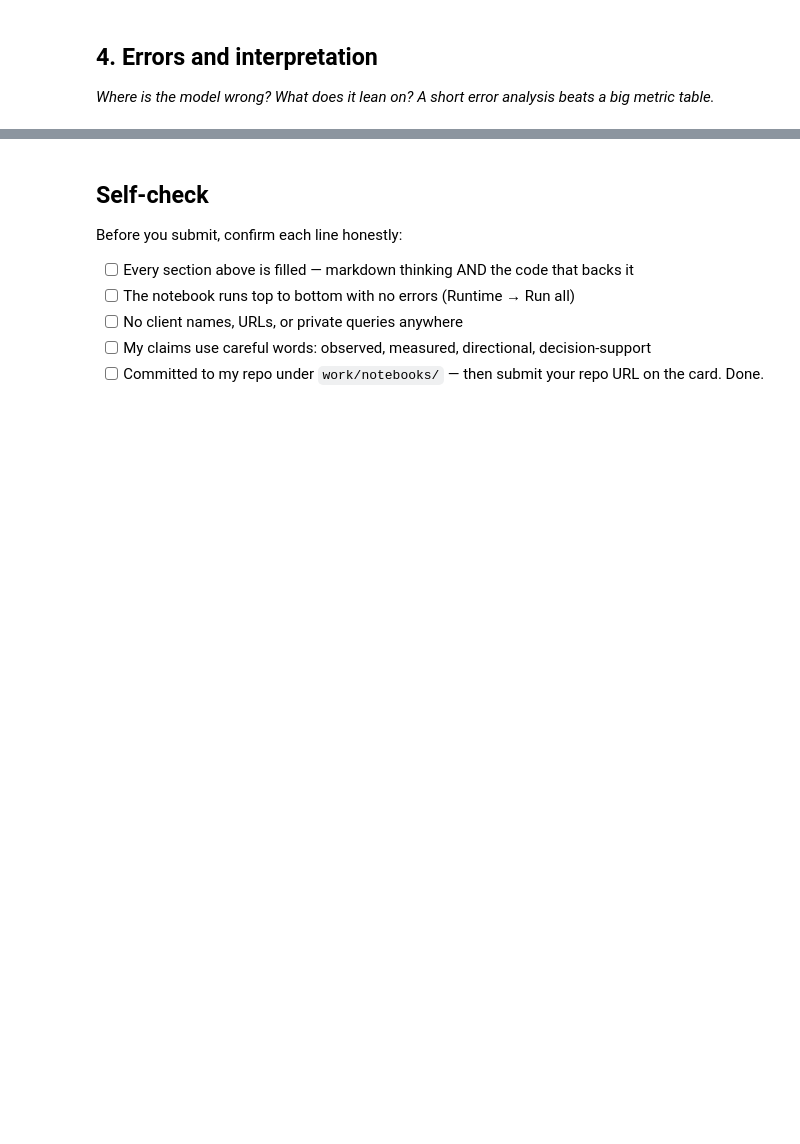
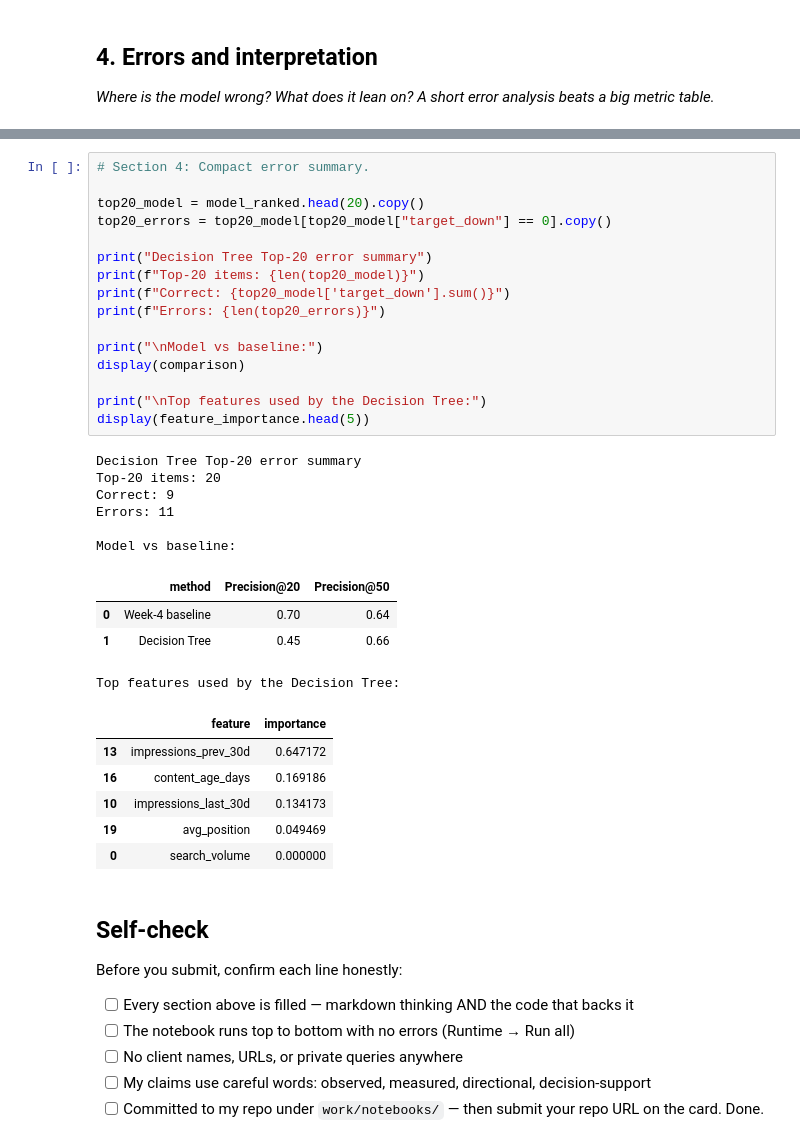
Before and after one commit to Asadnaeem23/flyrank-ml-internship, a Jupyter notebook: work/notebooks/w05_model.ipynb, the cells around one changed output, grey strips where cells are left out. Saved outputs shown, nothing was run; the diff lists cells and outputs as text; blank space fills up the shorter version.

```diff
--- a/work/notebooks/w05_model.ipynb
+++ b/work/notebooks/w05_model.ipynb
@@ -37,3 +449,36 @@ This skeleton is yours to fill. Work the sections **in order** — each one has
+# %%
+# Section 4: Compact error summary.
+
+top20_model = model_ranked.head(20).copy()
+top20_errors = top20_model[top20_model["target_down"] == 0].copy()
+
+print("Decision Tree Top-20 error summary")
+print(f"Top-20 items: {len(top20_model)}")
+print(f"Correct: {top20_model['target_down'].sum()}")
+print(f"Errors: {len(top20_errors)}")
+
+print("\nModel vs baseline:")
+display(comparison)
+
+print("\nTop features used by the Decision Tree:")
+display(feature_importance.head(5))
+# %% [output]
+Decision Tree Top-20 error summary
+Top-20 items: 20
+Correct: 9
+Errors: 11
+
+Model vs baseline:
+|  | method | Precision@20 | Precision@50 |
+| 0 | Week-4 baseline | 0.70 | 0.64 |
+| 1 | Decision Tree | 0.45 | 0.66 |
+Top features used by the Decision Tree:
+|  | feature | importance |
+| 13 | impressions_prev_30d | 0.647172 |
+| 16 | content_age_days | 0.169186 |
+| 10 | impressions_last_30d | 0.134173 |
+| 19 | avg_position | 0.049469 |
+| 0 | search_volume | 0.000000 |
 # %% [markdown]
 ## Self-check
 
```
Also changed, not shown: parts of 13 cells of this notebook.
